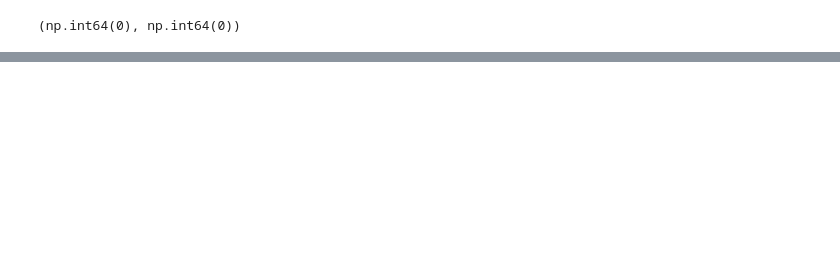
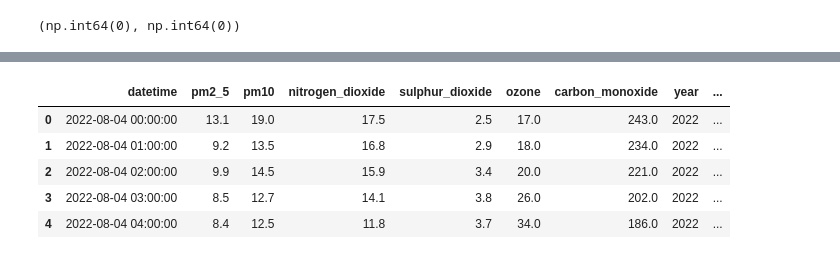
Before and after one commit to jaimulhaque/dhaka-air-quality-analysis, a Jupyter notebook: notebooks/01_data_loading_cleaning.ipynb, the cells around one changed output, grey strips where cells are left out. Cells and saved outputs as stored; diff of their text form; code cells hidden in the pictures; blank space fills up the shorter version.

```diff
--- a/notebooks/01_data_loading_cleaning.ipynb
+++ b/notebooks/01_data_loading_cleaning.ipynb
@@ -207,0 +292,3 @@ dhaka.head()
+# %%
+cut = dhaka[dhaka["carbon_monoxide"] > 50]["datetime"].min()
+print("Cutover:", cut)
@@ -207,0 +321,19 @@ dhaka.head()
+# %%
+d = dhaka[dhaka["datetime"] >= cut].copy().reset_index(drop=True)
+
+d["month"] = d["datetime"].dt.month
+d["hour"] = d["datetime"].dt.hour
+d["day_of_week"] = d["datetime"].dt.dayofweek
+
+def season(m):
+    if m in (12, 1, 2): return "Winter"
+    if m in (3, 4, 5): return "Summer"
+    if m in (6, 7, 8, 9): return "Monsoon"
+    return "Post-monsoon"
+
+d["season"] = d["month"].map(season)
+d = d.drop(columns=["aqi", "carbon_dioxide", "city_id", "city_name", "lat", "lon"], errors="ignore")
+
+print(d.shape, d["datetime"].min(), d["datetime"].max())
+d.head()
+# %% [output]
@@ -207,0 +341,6 @@ dhaka.head()
+|  | datetime | pm2_5 | pm10 | nitrogen_dioxide | sulphur_dioxide | ozone | carbon_monoxide | year | ... |
+| 0 | 2022-08-04 00:00:00 | 13.1 | 19.0 | 17.5 | 2.5 | 17.0 | 243.0 | 2022 | ... |
+| 1 | 2022-08-04 01:00:00 | 9.2 | 13.5 | 16.8 | 2.9 | 18.0 | 234.0 | 2022 | ... |
+| 2 | 2022-08-04 02:00:00 | 9.9 | 14.5 | 15.9 | 3.4 | 20.0 | 221.0 | 2022 | ... |
+| 3 | 2022-08-04 03:00:00 | 8.5 | 12.7 | 14.1 | 3.8 | 26.0 | 202.0 | 2022 | ... |
+| 4 | 2022-08-04 04:00:00 | 8.4 | 12.5 | 11.8 | 3.7 | 34.0 | 186.0 | 2022 | ... |
```
Also changed, not shown: parts of 10 cells of this notebook.
